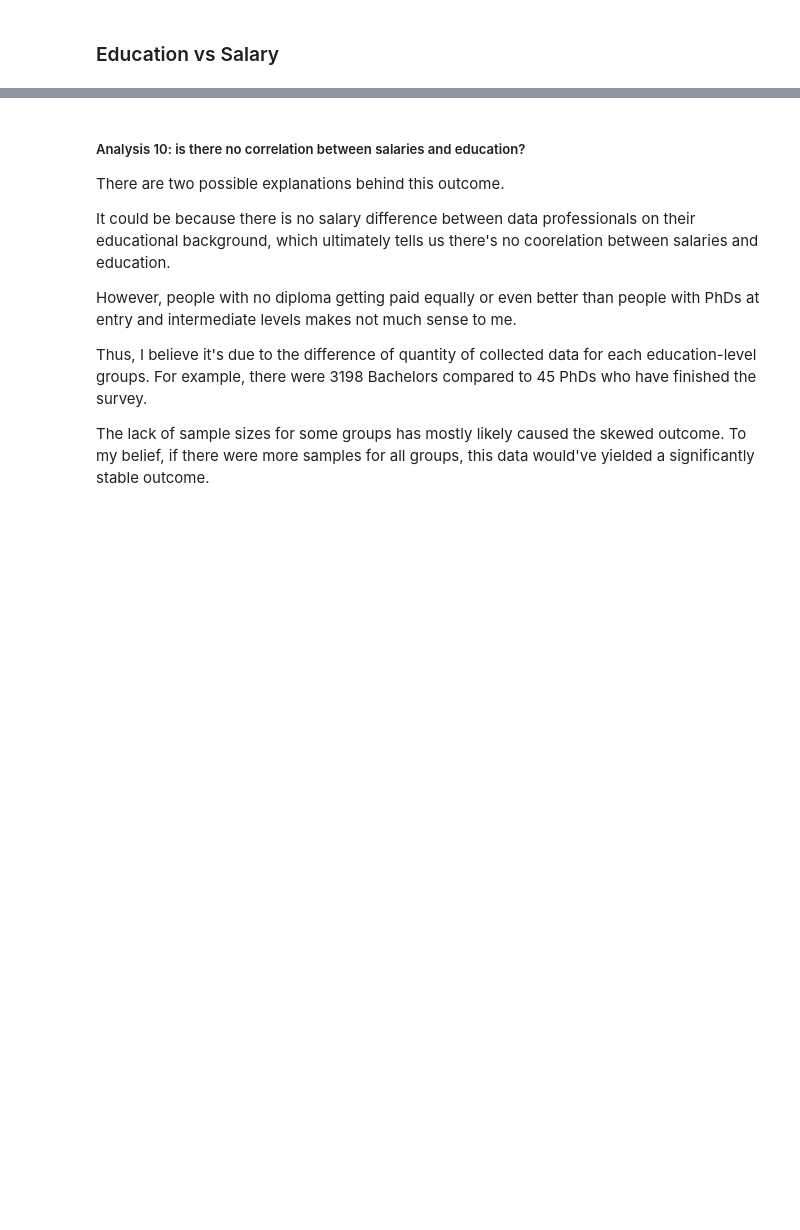
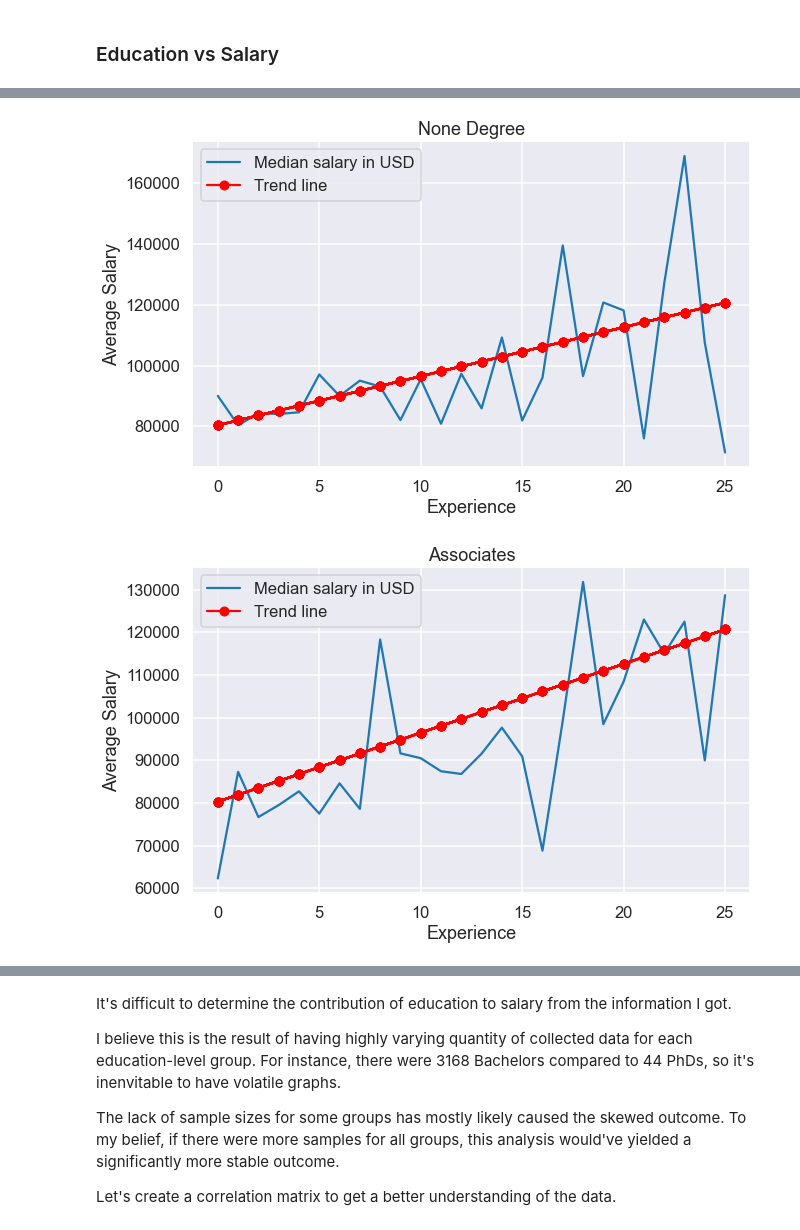
Before and after one commit to tw7366/Projects, a Jupyter notebook: Projects/2018 Data Professionals' Average Salaries.ipynb, the cells around one changed output, grey strips where cells are left out. Saved outputs shown, nothing was run; the diff lists cells and outputs as text; code cells hidden in the pictures; blank space fills up the shorter version.

```diff
--- a/Projects/2018 Data Professionals' Average Salaries.ipynb
+++ b/Projects/2018 Data Professionals' Average Salaries.ipynb
@@ -587,0 +576,5 @@ print(all_median)
+# %%
+edu_order_list = ['None Degree', 'Associates', 'Bachelors', 'Masters', 'PhD']
+for edu_level in edu_order_list:
+    print(edu_level)
+    print(salary_stat_level(prof_table.loc[prof_table['EDUCATION'] == edu_level]))
@@ -587,0 +592,22 @@ print(all_median)
+# %%
+salary_education = prof_table[['EDUCATION', 'SALARY_USD', 'EXPERIENCE']
+                             ].groupby(by=['EDUCATION', 'EXPERIENCE'], as_index=False).mean()
+salary_education_25 = salary_education[salary_education['EXPERIENCE'] <= 25]
+
+for education in edu_order_list:
+    plt.figure(figsize=(10, 6))
+    plt.plot('EXPERIENCE', 'SALARY_USD', data=salary_education_25[salary_education_25['EDUCATION'] == education])
+    plt.title(education)
+    plt.xlabel('Experience')
+    plt.ylabel('Average Salary')
+
+    x, y = salary_education_25['EXPERIENCE'], salary_education_25['SALARY_USD']
+    z = np.polyfit(x, y, 1)
+    p = np.poly1d(z)
+    plt.plot(x,p(x),"r-o")
+    legends = ['Median salary in USD', 'Trend line']
+    plt.legend(legends)
+    plt.show()
+# %% [output]
+[figure, added]
+[figure, added]
@@ -588,15 +617,10 @@ print(all_median)
 # %% [markdown]
-##### Analysis 10: is there no correlation between salaries and education?
-There are two possible explanations behind this outcome.
+It's difficult to determine the contribution of education to salary from the information I got.
 
-It could be because there is no salary difference between data professionals on their educational background, which
-ultimately tells us there's no coorelation between salaries and education.
-
-However, people with no diploma getting paid equally or even better than people with PhDs at entry and intermediate levels
-makes not much sense to me.
-
-Thus, I believe it's due to the difference of quantity of collected data for each education-level groups.
-For example, there were 3198 Bachelors compared to 45 PhDs who have finished the survey.
+I believe this is the result of having highly varying quantity of collected data for each education-level group.
+For instance, there were 3168 Bachelors compared to 44 PhDs, so it's inenvitable to have volatile graphs.
 
 The lack of sample sizes for some groups has mostly likely caused the skewed outcome. To my belief,
-if there were more samples for all groups, this data would've yielded a significantly stable outcome.
+if there were more samples for all groups, this analysis would've yielded a significantly more stable outcome.
+
+Let's create a correlation matrix to get a better understanding of the data.
```
Also changed, not shown: parts of 28 cells of this notebook.
